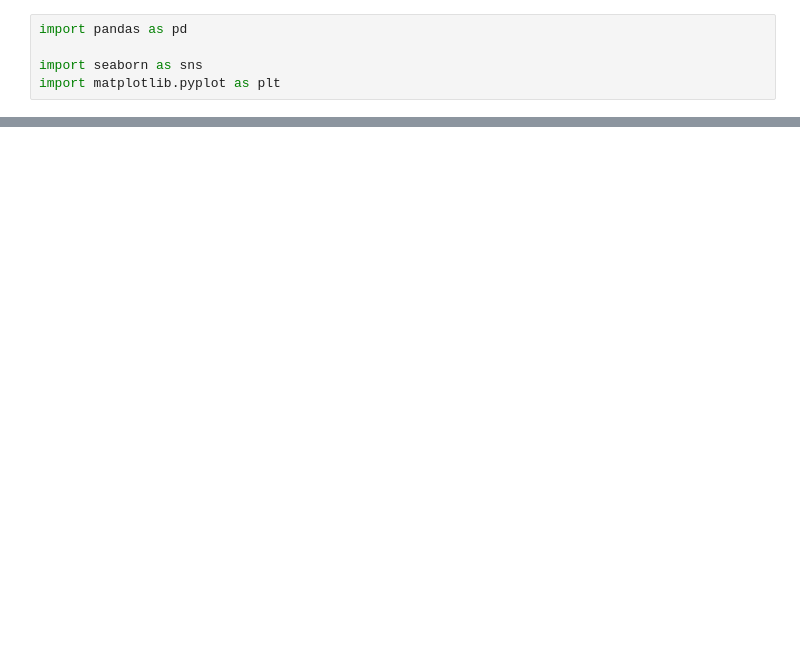
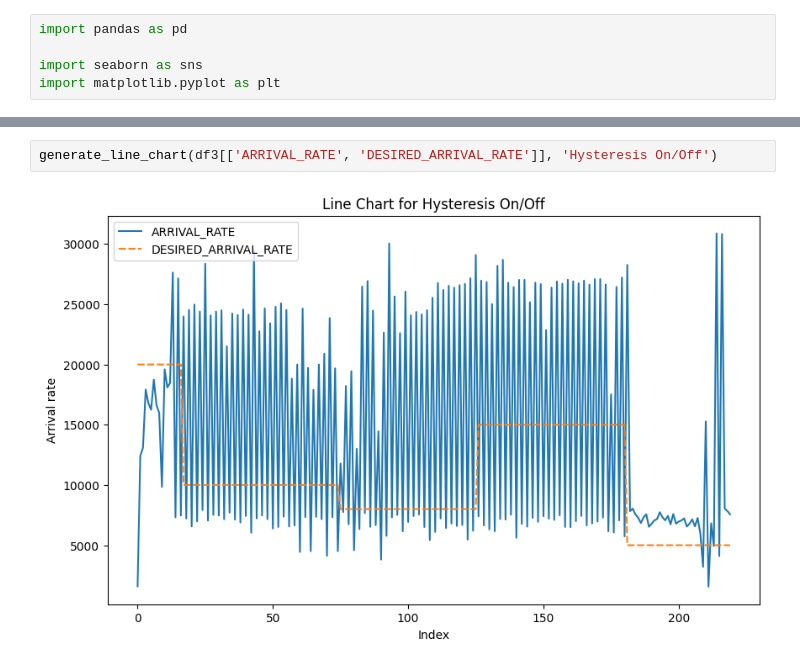
Before and after one commit to MatheusAlvesAlmeida/FeedbackControllers, a Jupyter notebook: assets/generator.ipynb, the cells around one changed output, grey strips where cells are left out. Saved outputs shown, nothing was run; the diff lists cells and outputs as text; blank space fills up the shorter version.

```diff
--- a/assets/generator.ipynb
+++ b/assets/generator.ipynb
@@ -48,0 +32,4 @@ plt.show()
+# %%
+generate_line_chart(df3[['ARRIVAL_RATE', 'DESIRED_ARRIVAL_RATE']], 'Hysteresis On/Off')
+# %% [output]
+[figure, added]
```
Also changed, not shown: parts of 9 cells of this notebook, 13 other files.
